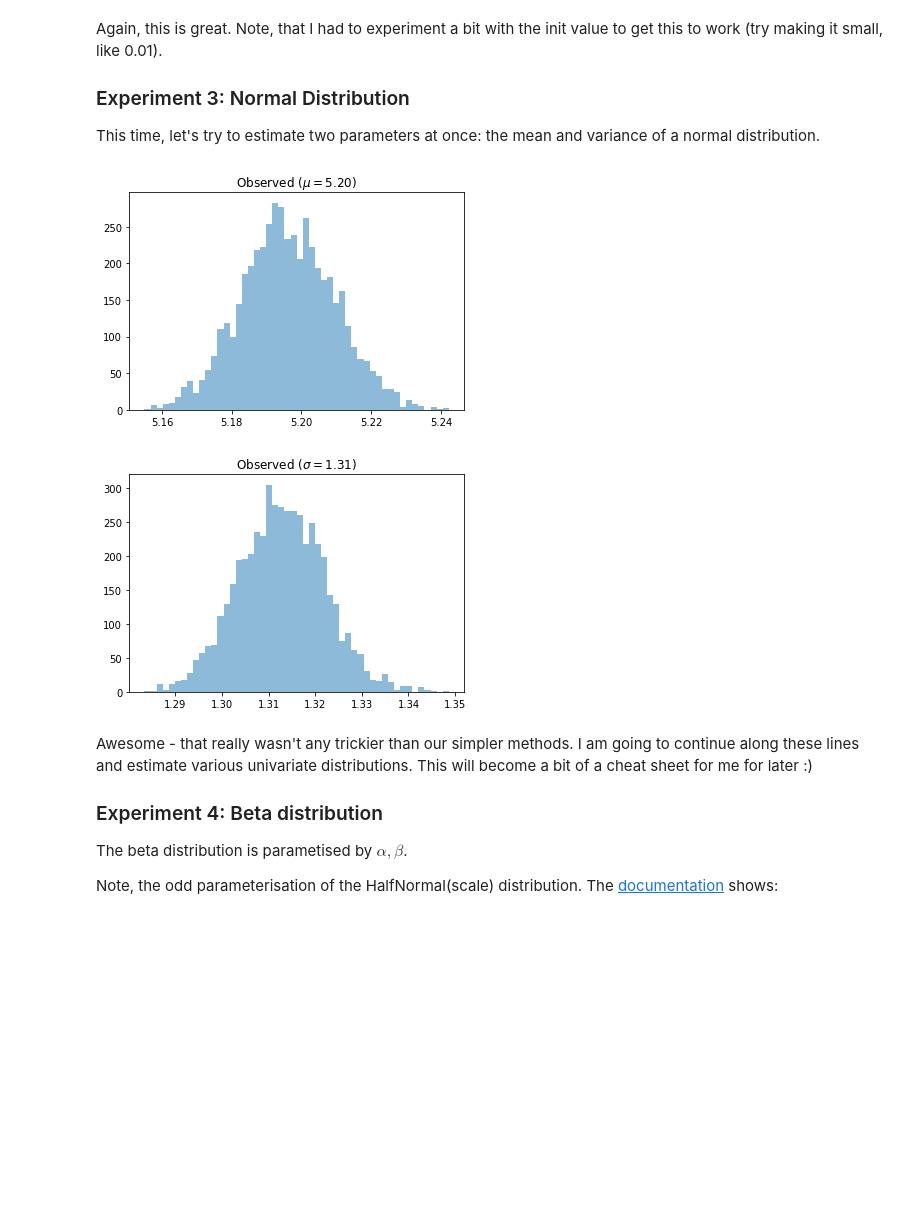
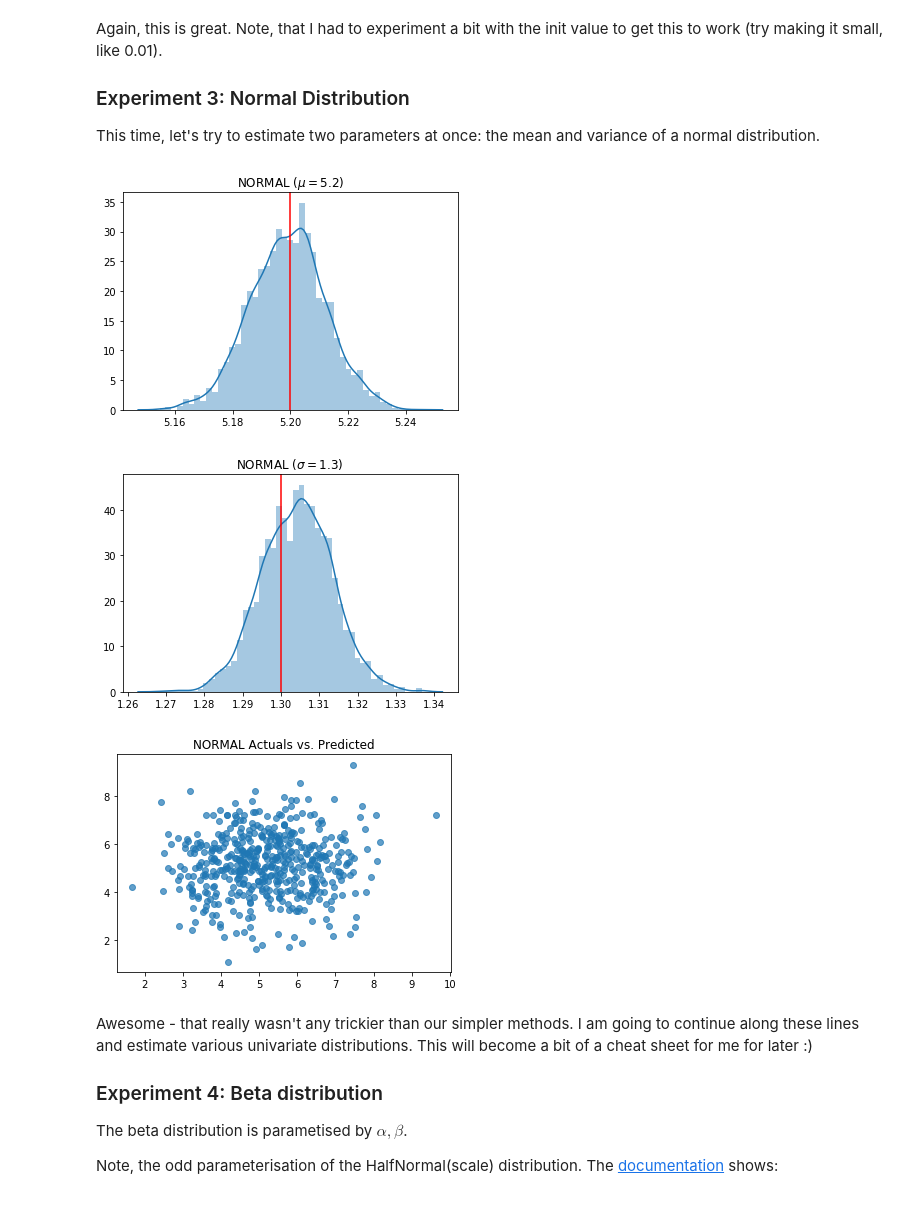
Before and after one commit to nickb-/tensorflow-probability-100days, a Jupyter notebook: notebooks/tfp_day_09-12_MCMC.ipynb, the cells around one changed output. Drawn from its saved outputs; the diff is of its cells as text; code cells hidden in the pictures; blank space fills up the shorter version.

```diff
--- a/notebooks/tfp_day_09-12_MCMC.ipynb
+++ b/notebooks/tfp_day_09-12_MCMC.ipynb
@@ -99,6 +100,7 @@ def run_chain(hmc, inits=[], iters = [NUM_POSTERIOR_SAMPLES, NUM_BURNIN_ITERATIO
   ----------
     @hmc: a MonteCarlo chain (returned from construct_hmc())
     @initial_state: starting point for the chain
+    @iters: list [length of chain, burnin iterations]
 
   Returns
   -------
@@ -249,44 +251,49 @@ def joint_log_prob(data, mu, sigma):
   """
   Estimate the mean and variance of a Normal distribution.
 
   Parameters
   ----------
     @data: the observed data, binary (0, 1)
     @mu:   the mean parameter. This is "learnable"
     @sigma: the variance parameter. This is "learnable"
   """
 
   prior_mu = tfd.Normal(loc = 0., scale = 1.0)
   prior_sigma = tfd.HalfCauchy(loc=0., scale=1.)
   rv_data = tfd.Normal(loc=mu, scale=sigma)
 
   return (
       prior_mu.log_prob(mu) +
       prior_sigma.log_prob(sigma) +
       tf.reduce_sum(rv_data.log_prob(data))
   )
 
 unnormalized_posterior = lambda mu, sigma: joint_log_prob(data, mu, sigma)
 
 generator = tfd.Normal(loc = 5.2, scale = 1.3)
 data = generator.sample(10000).numpy()
 
-[mu_, sigma_] = run_chain(construct_hmc(unnormalized_posterior), inits=[0.0, 1.0])
+[mu_, sigma_] = run_chain(construct_hmc(unnormalized_posterior), inits=[5.0, 1.0])
 
-plt.hist(mu_, bins=50, alpha = 0.5)
-plt.title("Observed ($\mu={:.2f}$)".format(
-    np.mean(data)
-))
+sns.distplot(mu_)
+plt.axvline(x = 5.2, color='red')
+plt.title("NORMAL ($\mu=5.2$)")
 plt.show()
 
-plt.hist(sigma_, bins=50, alpha=0.5)
-plt.title("Observed ($\sigma={:.2f}$)".format(
-    np.std(data)
-))
+sns.distplot(sigma_)
+plt.title("NORMAL ($\sigma=1.3$)")
+plt.axvline(x = 1.3, color='red')
 plt.show()
+
+plt.scatter(np.random.choice(data, 500, replace = True),
+            np.random.normal(loc = np.mean(mu_), scale = np.mean(sigma_), size = 500),
+           alpha = 0.7)
+plt.title("NORMAL Actuals vs. Predicted")
+plt.show()
 # %% [output]
-[figure, old version]
+[figure, new version]
-[figure, old version]
+[figure, new version]
+[figure, added]
 # %% [markdown]
 Awesome - that really wasn't any trickier than our simpler methods. I am going to continue along these lines and estimate various univariate distributions. This will become a bit of a cheat sheet for me for later :)
 
```
Also changed, not shown: parts of 7 cells of this notebook.
